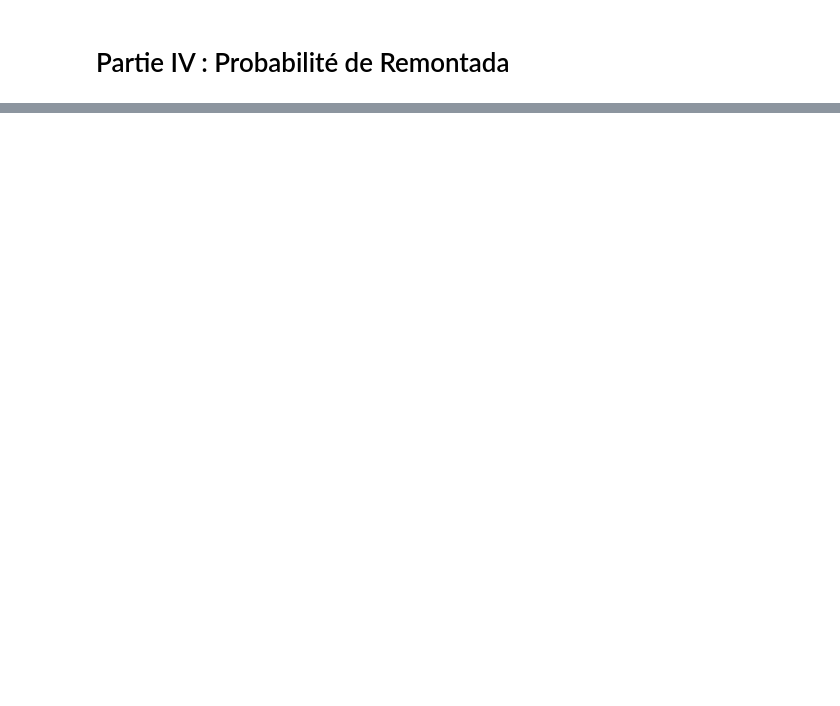
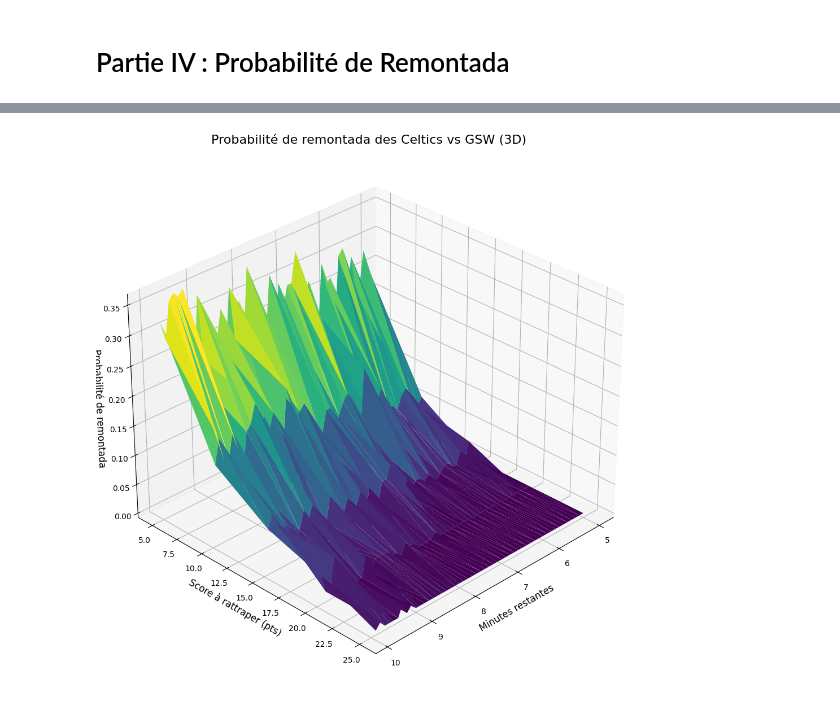
Before and after one commit to Lduvignacq/Analyse-statistique-du-momentum-dans-le-sport---Application-la-NBA, a Jupyter notebook: analyse_EVT.ipynb, the cells around one changed output, grey strips where cells are left out. Saved outputs shown, nothing was run; the diff lists cells and outputs as text; code cells hidden in the pictures; blank space fills up the shorter version.

```diff
--- a/analyse_EVT.ipynb
+++ b/analyse_EVT.ipynb
@@ -1393,25 +1421,41 @@ def simulate_game(sim_minutes: float, gsw_runs_df: pd.DataFrame, bos_runs_df: pd
             #print(f"Warning: Could not generate a valid run for {current_team_name} after retries. Stopping simulation.")
             break
 
-        # Update scores
+        # Calculate effective duration to not exceed sim_minutes
+        remaining_time_in_sim = sim_minutes - current_time
+        effective_duration = min(duration, remaining_time_in_sim)
+
+        # If no effective duration can be added, break the loop
+        if effective_duration <= 0 and pts > 0: # Only break if no time is left and points could potentially be scored
+            break
+
+        adjusted_pts = pts
+        # Adjust points proportionally if the run duration is cut short
+        # Only adjust if duration > 0 to avoid division by zero
+        if duration > 0 and effective_duration < duration:
+            adjusted_pts = round(pts * (effective_duration / duration))
+
+        # Update scores using adjusted points
         if is_team1_turn:
-            score_team1 += pts
+            score_team1 += adjusted_pts
         else:
-            score_team2 += pts
+            score_team2 += adjusted_pts
 
         # Log the event
         event_log.append({
             'team': current_team_name,
-            'points': pts,
-            'duration': duration,
+            'points_original': pts,
+            'points_adjusted': adjusted_pts,
+            'duration_full': duration, # Original duration generated by generate_random_run
+            'duration_effective': effective_duration, # Duration actually used in simulation
             'time_start': current_time,
-            'time_end': current_time + duration,
+            'time_end': current_time + effective_duration,
             team1_name + '_score_after_run': score_team1,
             team2_name + '_score_after_run': score_team2
         })
 
-        # Advance time. If duration is 0, time doesn't change, but turn still switches.
-        current_time += duration
+        # Advance time using effective duration
+        current_time += effective_duration
 
         # Switch turns
         is_team1_turn = not is_team1_turn
@@ -1526,7 +1614,7 @@ import numpy as np
 import pandas as pd
 
 # Définir les plages pour les minutes restantes et le déficit initial
-minutes_range = np.arange(5, 21, 1)  # De 5 à 20 minutes par pas de 5
+minutes_range = np.arange(5, 10, 0.1)  # De 5 à 20 minutes par pas de 1
 deficit_range = np.arange(5, 26, 5)  # De 5 à 25 points par pas de 5
 num_sims_for_plot = 100  # Réduire le nombre de simulations pour le plot 3D afin de limiter le temps d'exécution
 
@@ -1558,23 +1686,28 @@ display(df_3d_plot_data.head())
 # %%
 # Préparer les données pour le plot 3D
 X = df_3d_plot_data['minutes_remaining'].values
 Y = df_3d_plot_data['initial_deficit'].values
 Z = df_3d_plot_data['comeback_probability'].values
 
 # Créer le plot 3D
 fig = plt.figure(figsize=(12, 10))
 ax = fig.add_subplot(111, projection='3d')
 
 # Utiliser un scatter plot ou une surface de triangulation si les données ne sont pas sur une grille parfaite
 # Si les données sont sur une grille (ce qui est le cas ici), on peut les remodeler pour une surface
 
 # Pour une surface de triangulation (plus flexible pour les données non-uniformes)
 ax.plot_trisurf(X, Y, Z, cmap='viridis', edgecolor='none')
 
 ax.set_xlabel('Minutes restantes', fontsize=12)
 ax.set_ylabel('Score à rattraper (pts)', fontsize=12)
 ax.set_zlabel('Probabilité de remontada', fontsize=12)
 ax.set_title('Probabilité de remontada des Celtics vs GSW (3D)', fontsize=16)
 
+# Rotation du graphique pour une meilleure vue (par exemple, élévation=30 degrés, azimut=45 degrés)
+ax.view_init(elev=30, azim=45)
+
 plt.tight_layout()
 plt.show()
+# %% [output]
+[figure, added]
```
Also changed, not shown: parts of 9 cells of this notebook.
